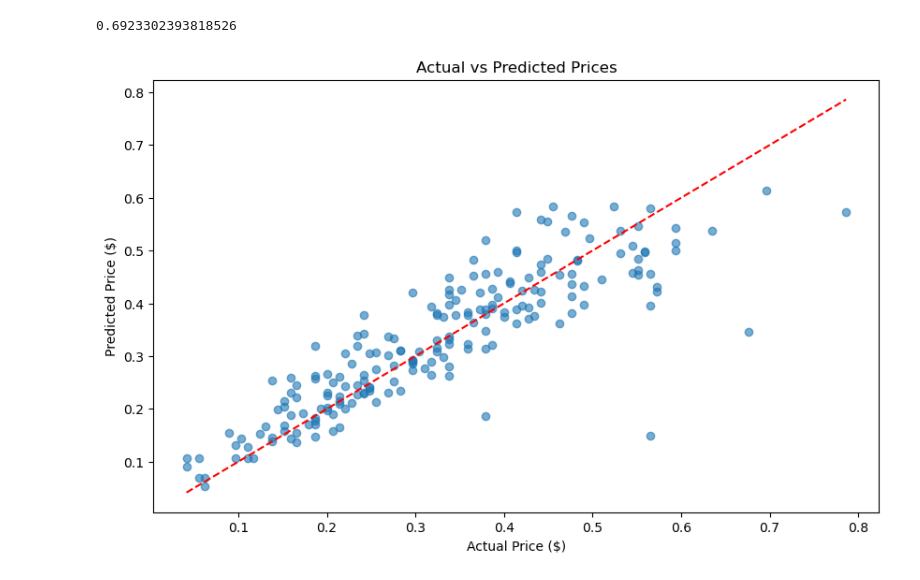
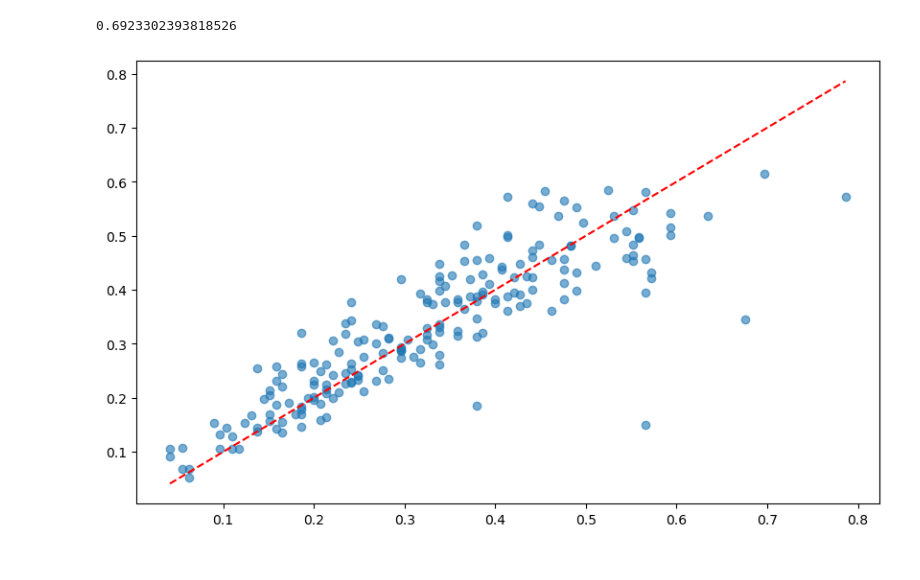
Before and after one commit to ribesh9/data-science, a Jupyter notebook: RosniLab6.ipynb, the cells around one changed output. Cells and saved outputs as stored; diff of their text form; code cells hidden in the pictures.

```diff
--- a/RosniLab6.ipynb
+++ b/RosniLab6.ipynb
@@ -267,11 +267,8 @@ r2_score
 # %%
 # Scatter Plot: Actual vs Predicted Prices
 plt.figure(figsize=(10, 6))
 plt.scatter(y_test, y_pred, alpha=0.6)
-plt.plot([y_test.min(), y_test.max()], [y_test.min(), y_test.max()], 'r--')  # Diagonal line
-plt.title("Actual vs Predicted Prices")
-plt.xlabel("Actual Price ($)")
-plt.ylabel("Predicted Price ($)")
+plt.plot([y_test.min(), y_test.max()], [y_test.min(), y_test.max()], 'r--')
 plt.show()
 # %% [output]
-[figure, old version]
+[figure, new version]
```
Also changed, not shown: 1 other file.
